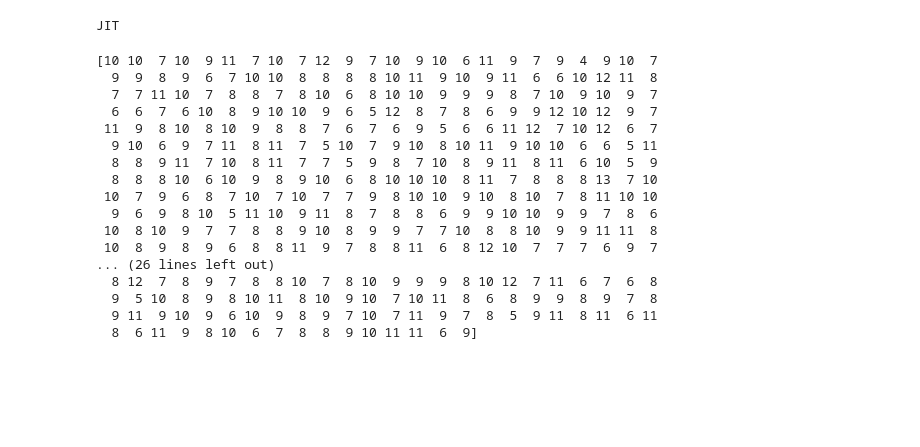
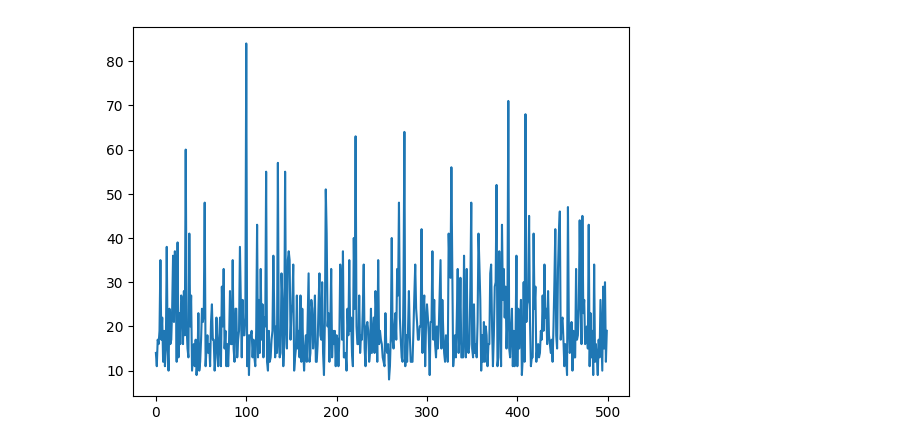
Before and after one commit to Artur-Galstyan/jaxRL, a Jupyter notebook: notebooks/ppo.ipynb, the cells around one changed output. Saved outputs shown, nothing was run; the diff lists cells and outputs as text; code cells hidden in the pictures; blank space fills up the shorter version.

```diff
--- a/notebooks/ppo.ipynb
+++ b/notebooks/ppo.ipynb
@@ -210,86 +297,81 @@ key, actor_key, critic_key = jax.random.split(jax.random.PRNGKey(33), 3)
 actor = Actor(in_size=env.observation_space(env_params).shape[0],
              out_size=env.action_space(env_params).n,
              width_size=32,
-             depth=3,
+             depth=2,
              key=actor_key)
 critic = Critic(in_size=env.observation_space(env_params).shape[0],
              width_size=32,
-             depth=3,
+             depth=2,
              key=critic_key)
-actor_optimizer = optax.adam(learning_rate=0.001)
+actor_optimizer = optax.adamw(learning_rate=0.001)
 actor_opt_state = actor_optimizer.init(eqx.filter(actor, eqx.is_inexact_array))
 
-critic_optimizer = optax.adam(learning_rate=0.001)
+critic_optimizer = optax.adamw(learning_rate=0.001)
 critic_opt_state = critic_optimizer.init(eqx.filter(critic, eqx.is_inexact_array))
 # %%
 rng = jax.random.PRNGKey(33)
+n_episodes = 500
+n_epochs = 100
+batch_size = 128
+env = gym.make("CartPole-v1")
 all_rewards = []
 for eps in tqdm(range(n_episodes)):
     rng, subkey = jax.random.split(rng)
-    obs, actions, log_probs, rewards, dones, states = jit_rollout(subkey, actor, env, env_params, 200, 0)
+    # obs, actions, log_probs, rewards, dones, states = jit_rollout(subkey, actor, env, env_params, 256, 0)
+    obs, actions, rewards, log_probs, dones = rollout_gym(env, actor, key=subkey)
 
-    #true_indices = jnp.where(dones)[0]
-    #distances = jnp.diff(true_indices, prepend=-1)
+    true_indices = jnp.where(dones)[0]
+    distances = jnp.diff(true_indices, prepend=-1)
 
     # Calculate average distance
-    #avg_distance = jnp.mean(distances)
-    #all_rewards.append(avg_distance)
+    avg_distance = jnp.mean(distances)
+    all_rewards.append(jnp.sum(rewards))
 
-    all_rewards.append(jnp.sum(dones))
+    # all_rewards.append(jnp.sum(dones))
 
     values = jax.vmap(get_value, in_axes=(0, None))(obs, critic)
     advantages = calculate_gae(
         rewards = rewards,
         values = values,
         dones = dones,
-        gamma = 0.99,
-        lam = 0.95
+        gamma = 0.98,
+        lam = 0.9
     )
+    #advantages = rlax.truncated_generalized_advantage_estimation(
+    #    rewards.reshape(-1)[1:],
+    #    jnp.array([0.99] * (len(rewards) - 1)),
+    #    lambda_=0.95,
+    #    values=values.reshape(-1)
+    #).reshape(-1, 1)
+    #advantages = jnp.append(advantages, advantages[-1])
     dataset = RLDataset(
         rewards=np.array(rewards),
         states=np.array(obs),
         actions=np.array(actions),
         log_probs=np.array(log_probs),
         dones=np.array(dones),
         values=np.array(values),
         advantages=np.array(advantages)
     )
     dataloader = DataLoader(batch_size=batch_size,
                         shuffle=True, drop_last=True,
                         dataset=dataset)
     for epoch in range(n_epochs):
         for batch in dataloader:
             obs, actions, rewards, old_log_probs, values, advantages, dones = batch
             b = (
                 jnp.array(obs.numpy()),
                 jnp.array(actions.numpy()),
                 jnp.array(rewards.numpy()),
                 jnp.array(old_log_probs.numpy()),
                 jnp.array(values.numpy()),
                 jnp.array(advantages.numpy()),
                 jnp.array(dones.numpy())
             )
             actor, actor_opt_state, critic, critic_opt_state = update_ppo(actor, actor_optimizer, actor_opt_state,
-               critic, critic_optimizer, critic_opt_state, b,
-                                                                         policy_clip=0.2)
+               critic, critic_optimizer, critic_opt_state, b, policy_clip=0.2)
 
-print(jnp.array(all_rewards))
+plt.plot(all_rewards)
+plt.show()
 # %% [output]
-JIT
-[10 10  7 10  9 11  7 10  7 12  9  7 10  9 10  6 11  9  7  9  4  9 10  7
-  9  9  8  9  6  7 10 10  8  8  8  8 10 11  9 10  9 11  6  6 10 12 11  8
-  7  7 11 10  7  8  8  7  8 10  6  8 10 10  9  9  9  8  7 10  9 10  9  7
-  6  6  7  6 10  8  9 10 10  9  6  5 12  8  7  8  6  9  9 12 10 12  9  7
- 11  9  8 10  8 10  9  8  8  7  6  7  6  9  5  6  6 11 12  7 10 12  6  7
-  9 10  6  9  7 11  8 11  7  5 10  7  9 10  8 10 11  9 10 10  6  6  5 11
-  8  8  9 11  7 10  8 11  7  7  5  9  8  7 10  8  9 11  8 11  6 10  5  9
-  8  8  8 10  6 10  9  8  9 10  6  8 10 10 10  8 11  7  8  8  8 13  7 10
- 10  7  9  6  8  7 10  7 10  7  7  9  8 10 10  9 10  8 10  7  8 11 10 10
-  9  6  9  8 10  5 11 10  9 11  8  7  8  8  6  9  9 10 10  9  9  7  8  6
- 10  8 10  9  7  7  8  8  9 10  8  9  9  7  7 10  8  8 10  9  9 11 11  8
- 10  8  9  8  9  6  8  8 11  9  7  8  8 11  6  8 12 10  7  7  7  6  9  7
-... (26 lines left out)
-  8 12  7  8  9  7  8  8 10  7  8 10  9  9  9  8 10 12  7 11  6  7  6  8
-  9  5 10  8  9  8 10 11  8 10  9 10  7 10 11  8  6  8  9  9  8  9  7  8
-  9 11  9 10  9  6 10  9  8  9  7 10  7 11  9  7  8  5  9 11  8 11  6 11
-  8  6 11  9  8 10  6  7  8  8  9 10 11 11  6  9]
+[figure, added]
```
Also changed, not shown: parts of 5 cells of this notebook, 12 other files.
